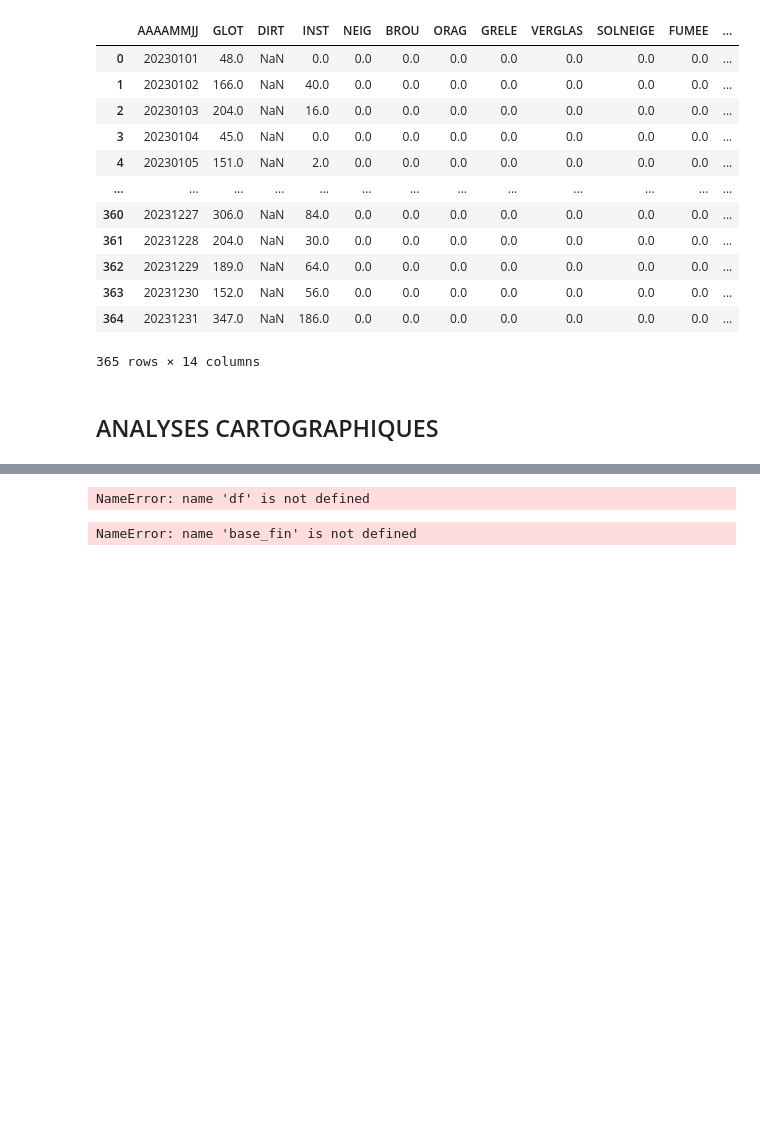
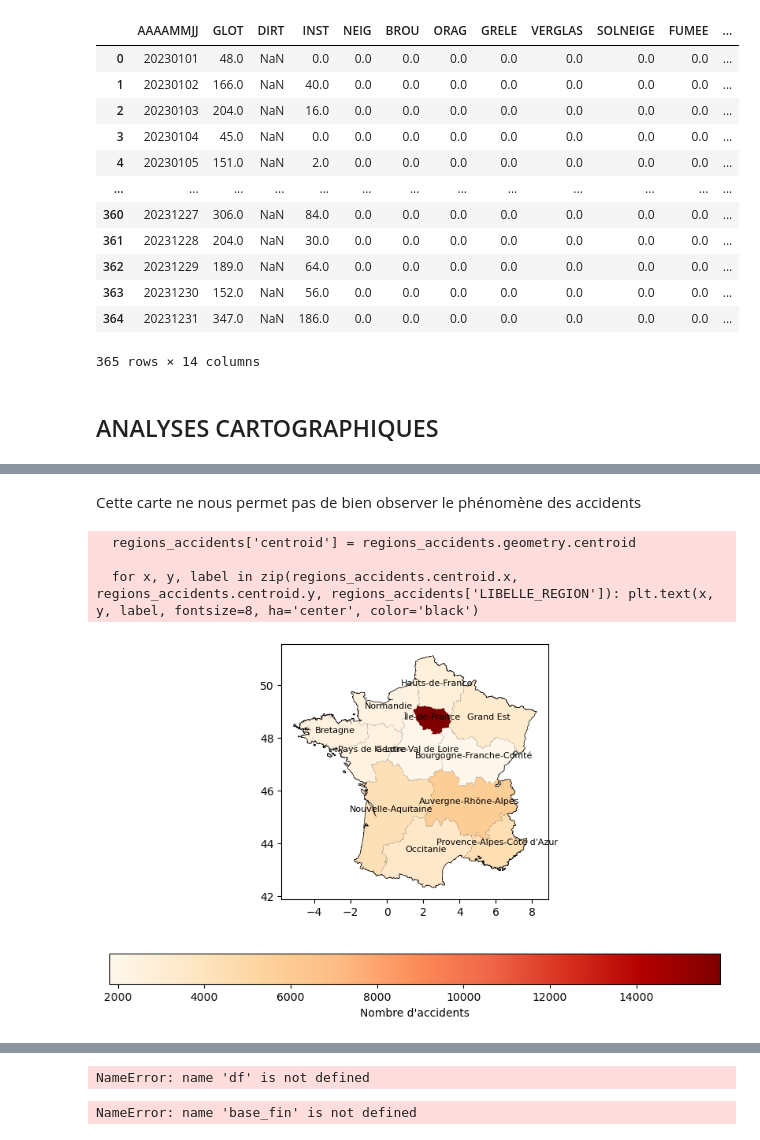
Before and after one commit to celineferbach/Projet-accidents-de-la-route, a Jupyter notebook: importation.ipynb, the cells around one changed output, grey strips where cells are left out. Saved outputs shown, nothing was run; the diff lists cells and outputs as text; code cells hidden in the pictures; blank space fills up the shorter version.

```diff
--- a/importation.ipynb
+++ b/importation.ipynb
@@ -757,0 +775,30 @@ ValueError: could not convert string to float: np.str_('2,32347100')
+# %% [markdown]
+Cette carte ne nous permet pas de bien observer le phénomène des accidents
+# %%
+# Compter le nombre d'accidents par région
+accidents_par_region = points_acc.groupby('INSEE_REG').size().reset_index(name='Nombre d\'accidents')
+
+# Charger les données géographiques des régions françaises
+
+
+# Joindre les données des accidents aux données géographiques des régions
+regions_accidents = carte_reg.merge(accidents_par_region, on='INSEE_REG')
+
+# Tracer la carte avec les couleurs des régions dégradées en fonction du nombre d'accidents
+ax = carte_reg.plot(figsize=(10, 6), color='white', edgecolor='black')
+regions_accidents.plot(column='Nombre d\'accidents', ax=ax, legend=True,
+                       legend_kwds={'label': "Nombre d'accidents",
+                                    'orientation': "horizontal"},
+                       cmap='OrRd')
+
+#Ajout des étiquettes des régions
+regions_accidents['centroid'] = regions_accidents.geometry.centroid
+for x, y, label in zip(regions_accidents.centroid.x, regions_accidents.centroid.y, regions_accidents['LIBELLE_REGION']): plt.text(x, y, label, fontsize=8, ha='center', color='black')
+
+# Afficher la carte
+plt.show()
+# %% [output]
+  regions_accidents['centroid'] = regions_accidents.geometry.centroid
+
+  for x, y, label in zip(regions_accidents.centroid.x, regions_accidents.centroid.y, regions_accidents['LIBELLE_REGION']): plt.text(x, y, label, fontsize=8, ha='center', color='black')
+[figure, added]
```
Also changed, not shown: parts of 21 cells of this notebook.
